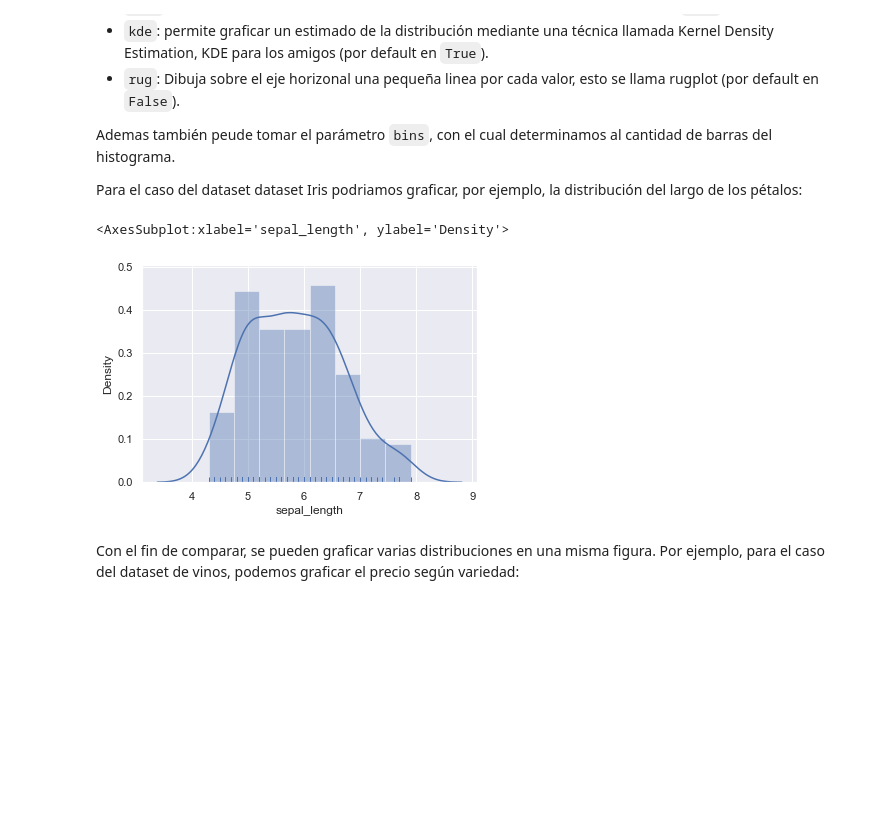
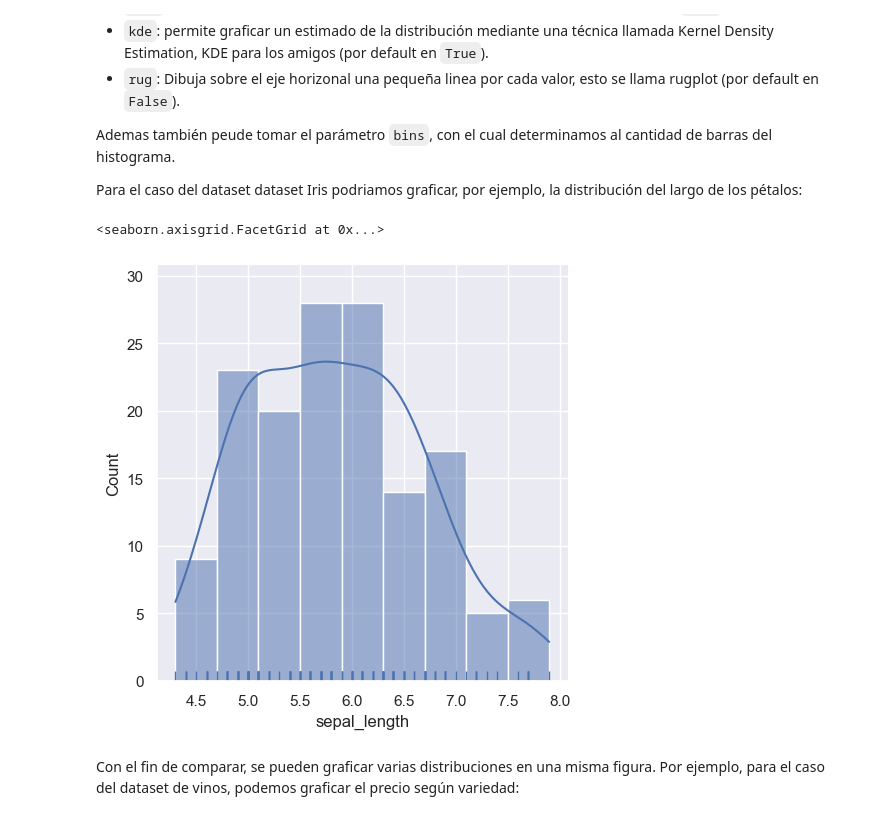
Before and after one commit to ksfajardo/M5, a Jupyter notebook: Clase 07/Visualizacion Seaborn.ipynb, the cells around one changed output. Cells and saved outputs as stored; diff of their text form; code cells hidden in the pictures; blank space fills up the shorter version.

Commit message:
seaborn completo

```diff
--- a/Clase 07/Visualizacion Seaborn.ipynb
+++ b/Clase 07/Visualizacion Seaborn.ipynb
@@ -251,10 +251,10 @@ Ademas también peude tomar el parámetro `bins`, con el cual determinamos al ca
 
 Para el caso del dataset dataset Iris podriamos graficar, por ejemplo, la distribución del largo de los pétalos:
 # %%
-sns.distplot(iris_data['sepal_length'], hist=True, kde=True, rug=True)
+sns.displot(iris_data['sepal_length'], kde=True, rug=True)
 # %% [output]
-<AxesSubplot:xlabel='sepal_length', ylabel='Density'>
+<seaborn.axisgrid.FacetGrid at 0x...>
-[figure, old version]
+[figure, new version]
 # %% [markdown]
 Con el fin de comparar, se pueden graficar varias distribuciones en una misma figura. Por ejemplo, para el caso del dataset de vinos, podemos graficar el precio según variedad:
 # %%
```
Also changed, not shown: parts of 13 cells of this notebook.
